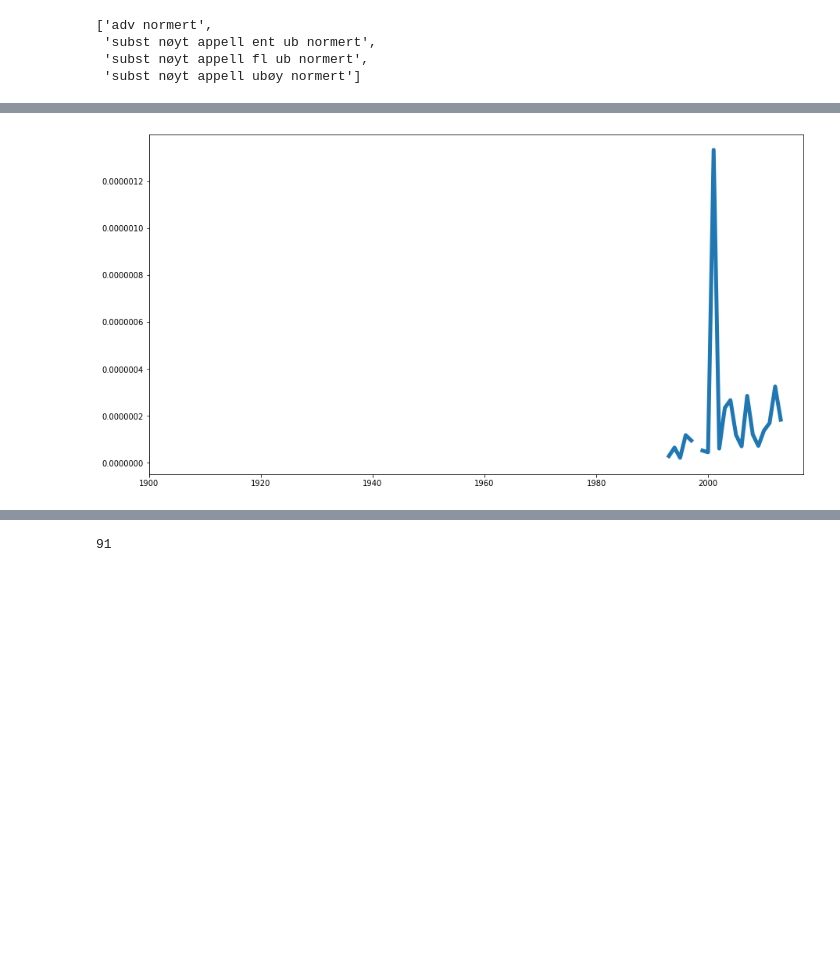
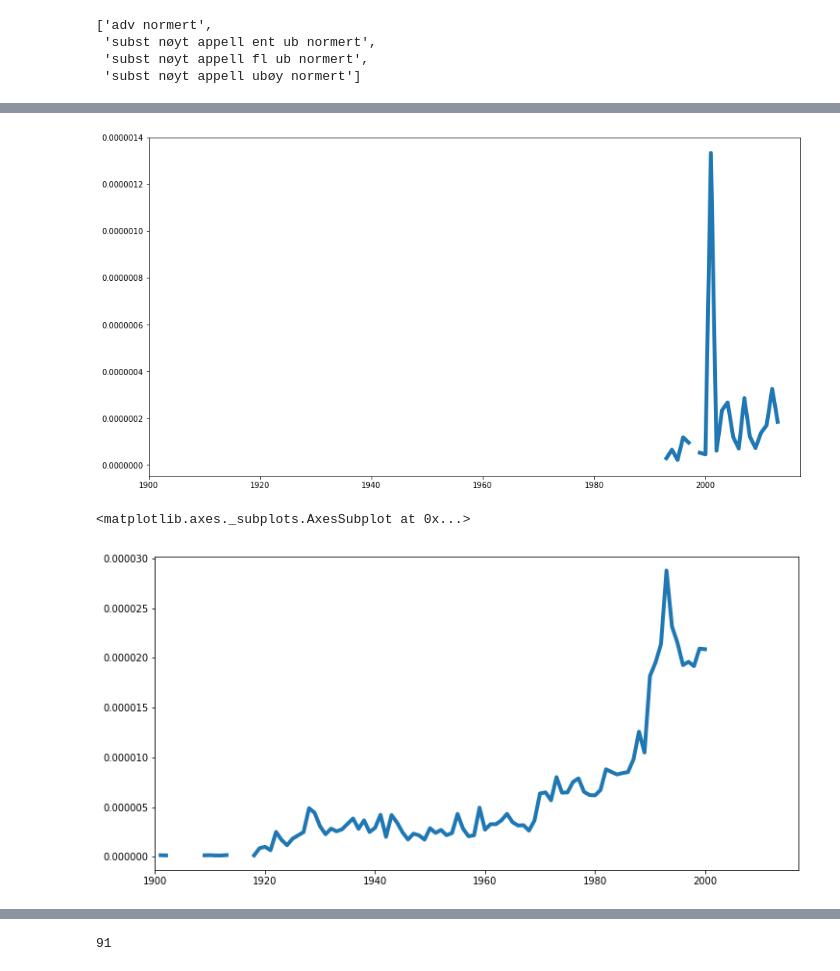
Before and after one commit to Yoonsen/LitCit, a Jupyter notebook: paratext and titles.ipynb, the cells around one changed output, grey strips where cells are left out. Saved outputs shown, nothing was run; the diff lists cells and outputs as text; code cells hidden in the pictures; blank space fills up the shorter version.

```diff
--- a/paratext and titles.ipynb
+++ b/paratext and titles.ipynb
@@ -22,11 +23,11 @@ nb.unigram('paratekst', period=(1950, 2020)).plot()
 # %%
-def multi_uni(words, period=(1900, 2020), media='bok'):
+def multi_uni(words, **kwarg):
     import pandas as pd
     res = dict()
     if isinstance(words, str):
         words = words.split()
     for w in words:
-        res[w] = nb.unigram(w, period=period, media = media)
+        res[w] = nb.unigram(w, **kwarg)
         res[w].columns = [w]
     return pd.concat([res[w] for w in res], axis=1)
 # %%
@@ -34,4 +35,9 @@ punkt = multi_uni(". , i og det er".split()).sum(axis=1)
 # %%
 ((multi_uni('paratekst Paratekst'.split()).sum(axis=1))/punkt).plot(figsize=(15, 8), lw=5);
 # %% [output]
-[figure, old version]
+[figure, new version]
+# %%
+(multi_uni('Innholdsfortegnelse innholdsfortegnelse'.split(), period=(1900, 2000)).sum(axis=1)/punkt).plot(figsize=(12,6), lw=4)
+# %% [output]
+<matplotlib.axes._subplots.AxesSubplot at 0x...>
+[figure, added]
```
Also changed, not shown: parts of 29 cells of this notebook.
